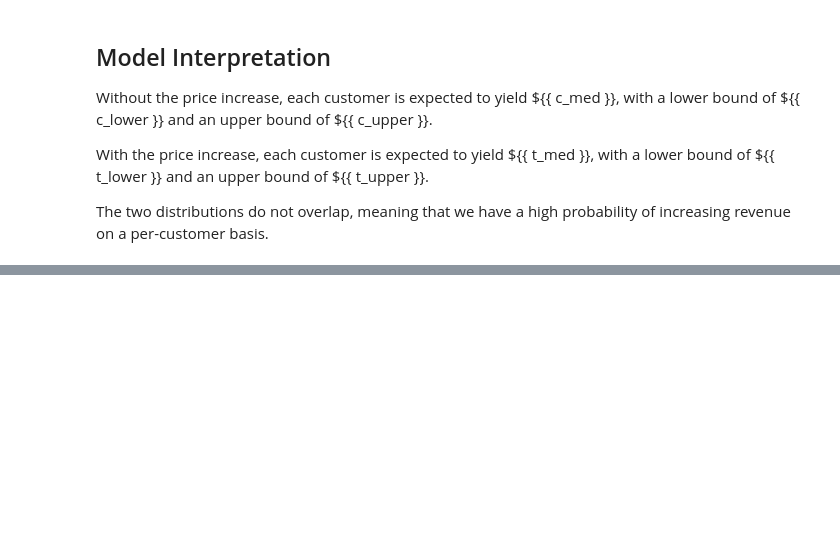
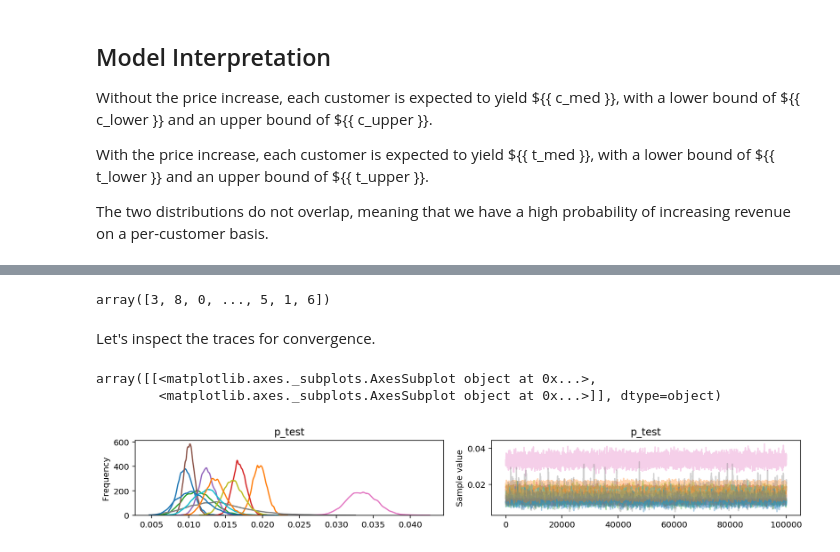
Before and after one commit to ericmjl/insight-data-challenges, a Jupyter notebook: week2/notebook.ipynb, the cells around one changed output, grey strips where cells are left out. Drawn from its saved outputs; the diff is of its cells as text; code cells hidden in the pictures; blank space fills up the shorter version.

```diff
--- a/week2/notebook.ipynb
+++ b/week2/notebook.ipynb
@@ -240,0 +339,40 @@ The two distributions do not overlap, meaning that we have a high probability of
+# %%
+# Make classes into indices
+from sklearn.preprocessing import LabelEncoder
+
+le = LabelEncoder()
+le.fit(results_df['source'])
+results_df['source_idx'] = le.transform(results_df['source'])
+
+results_df[is_ctrl]['source_idx'].values
+# %% [output]
+array([3, 8, 0, ..., 5, 1, 6])
+# %%
+with pm.Model() as hierarchical_model:
+    # Prior specification.
+    p_test = pm.Beta('p_test', alpha=1, beta=55, shape=len(le.classes_))  # approximates population p
+    p_ctrl = pm.Beta('p_ctrl', alpha=1, beta=55, shape=len(le.classes_))
+
+    p_test_ind = p_test[results_df[is_test]['source_idx'].values]
+    p_ctrl_ind = p_ctrl[results_df[~is_test]['source_idx'].values]
+
+    # Likelihood function.
+    like_test = pm.Bernoulli('like_test', p=p_test_ind, observed=results_df[is_test]['converted'])
+    like_ctrl = pm.Bernoulli('like_ctrl', p=p_ctrl_ind, observed=results_df[~is_test]['converted'])
+
+    # Deterministic transforms.
+    test_dollar = pm.Deterministic('test_dollar', p_test * 59)
+    ctrl_dollar = pm.Deterministic('ctrl_dollar', p_ctrl * 39)
+
+    test_ctrl_ratio = pm.Deterministic('test_ctrl_ratio', test_dollar / ctrl_dollar)
+# %%
+with hierarchical_model:
+    hierarchical_trace = pm.sample(100000, step=pm.Metropolis())
+# %% [markdown]
+Let's inspect the traces for convergence.
+# %%
+pm.traceplot(hierarchical_trace, varnames=['p_test'])
+# %% [output]
+array([[<matplotlib.axes._subplots.AxesSubplot object at 0x...>,
+        <matplotlib.axes._subplots.AxesSubplot object at 0x...>]], dtype=object)
+[figure, added]
```
Also changed, not shown: parts of 25 cells of this notebook.
